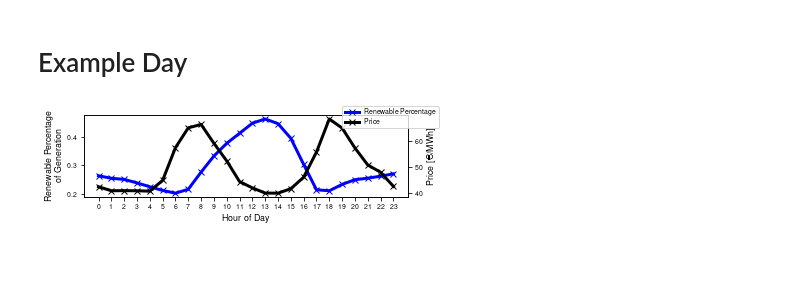
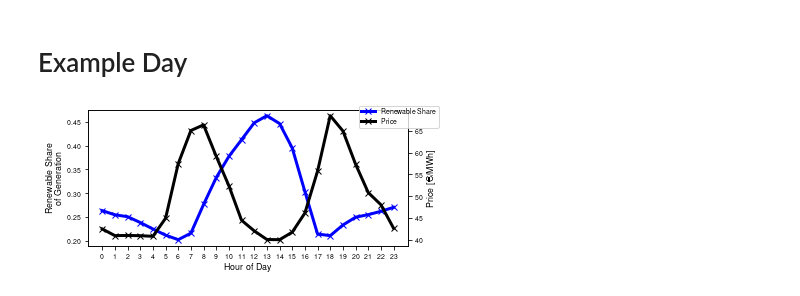
Before and after one commit to grecht/energy-spot-prices, a Jupyter notebook: exp/plots.ipynb, the cells around one changed output. Saved outputs shown, nothing was run; the diff lists cells and outputs as text; code cells hidden in the pictures; blank space fills up the shorter version.

Commit message:
Make example day plot sliiiiightly bigger

```diff
--- a/exp/plots.ipynb
+++ b/exp/plots.ipynb
@@ -297,7 +297,7 @@ plt.show()
 # %% [markdown]
 # Example Day
 # %%
-plt.rcParams.update(figsizes.neurips2021(height_to_width_ratio=0.6))
+plt.rcParams.update(figsizes.neurips2021(height_to_width_ratio=0.85))
 # plt.rcParams.update(figsizes.neurips2021())
 # %%
 # example day
@@ -335,35 +335,35 @@ X = percentage_df.index.hour
 percentage_renewable = percentage_df['Percentage renewable'].to_numpy()
 percentage_non_renewable = percentage_df['Percentage non-renewable'].to_numpy()
 
 width = 4
 
 fig, ax = plt.subplots()
 ax2 = ax.twinx()
 
 ax.set_xlabel('Hour of Day')
 
 ax.plot(percentage_df['Percentage renewable'],
        color='blue',
        linewidth=3,
        marker='x')
 
 ax2.plot(percentage_df['Price'],
          color='k',
-        linewidth=3,
-        marker='x')
+         linewidth=3,
+         marker='x')
 
-fig.legend(['Renewable Percentage', 'Price'], loc='upper right')
+fig.legend(['Renewable Share', 'Price'], loc='upper right')
 
-ax.set_ylabel('Renewable Percentage\nof Generation')
+ax.set_ylabel('Renewable Share\n of Generation')
 ax2.set_ylabel('Price [€/MWh]')
 
 x_labels = list(range(24))
 
 plt.xticks(percentage_df.index)
 ax.set_xticklabels(x_labels)
 
 plt.savefig(os.path.join(fig_src, 'example_day.pdf'))
 
 plt.show()
 # %% [output]
-[figure, old version]
+[figure, new version]
```
Also changed, not shown: 1 other file.
